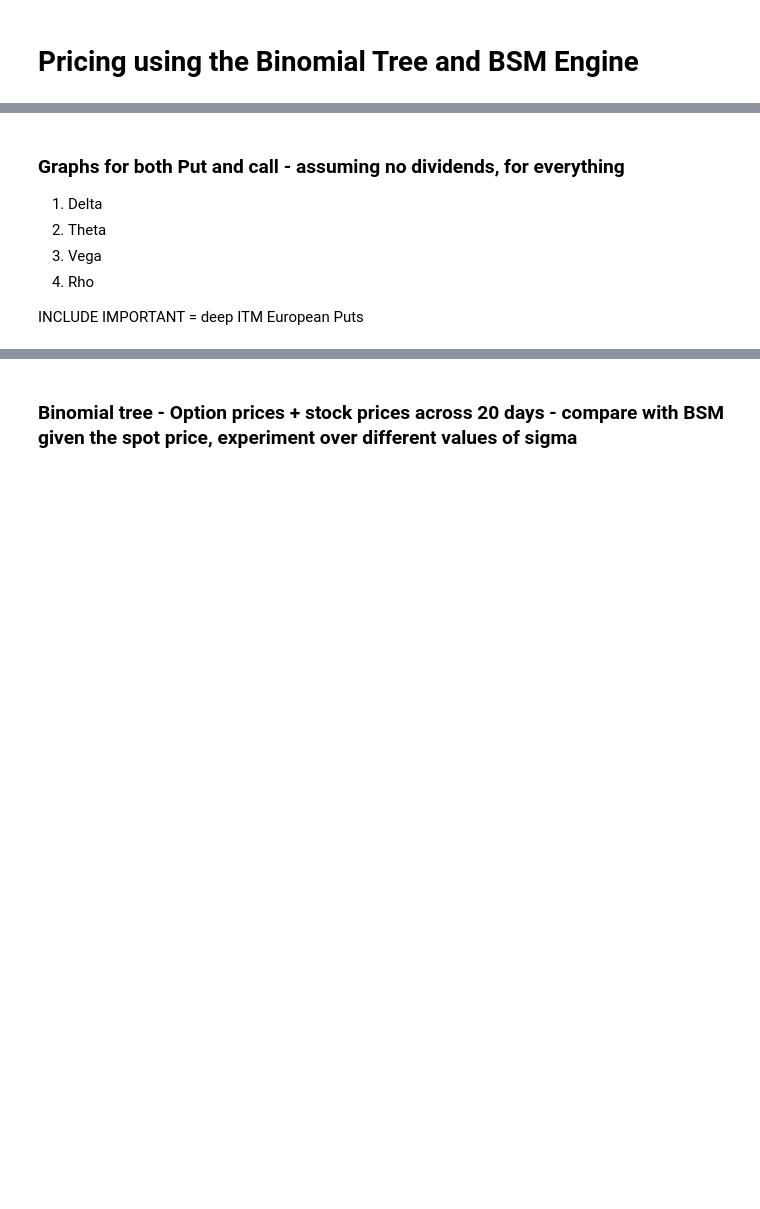
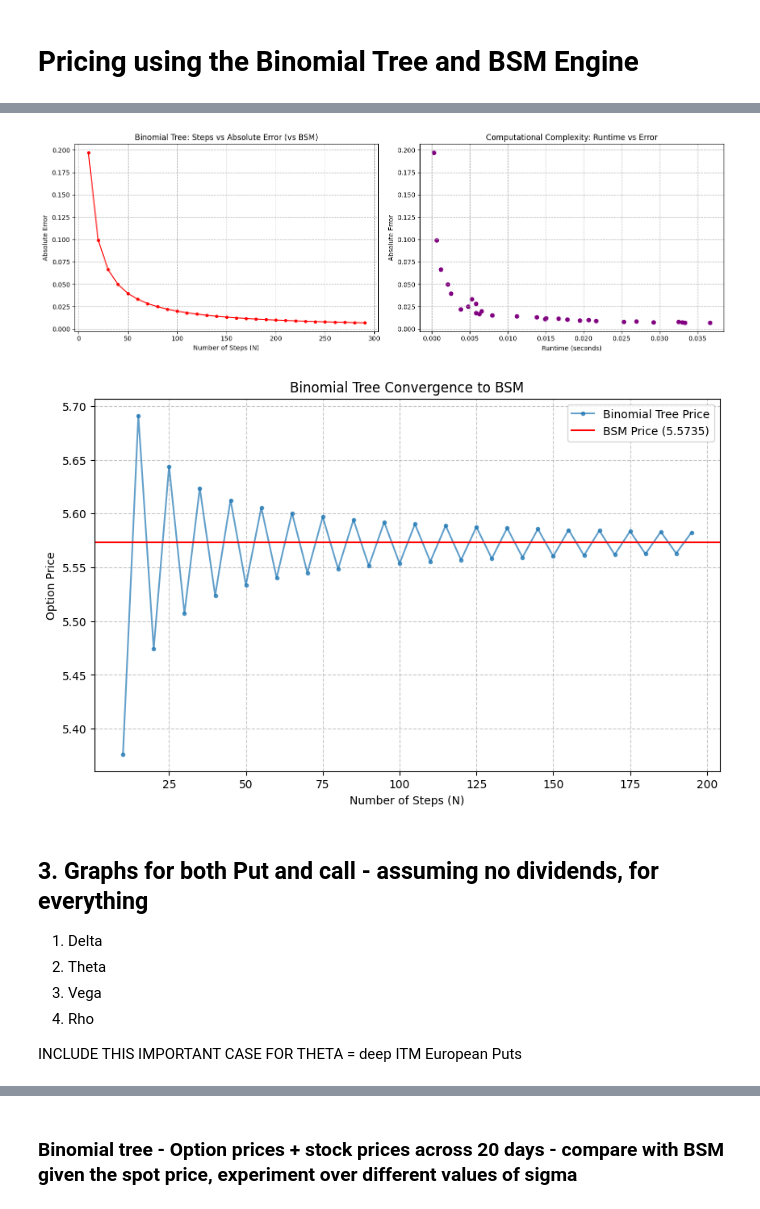
Before and after one commit to Sakii0912/Options_Pricing_Engine, a Jupyter notebook: notebooks/BSM_Binomial.ipynb, the cells around one changed output, grey strips where cells are left out. Cells and saved outputs as stored; diff of their text form; code cells hidden in the pictures; blank space fills up the shorter version.

```diff
--- a/notebooks/BSM_Binomial.ipynb
+++ b/notebooks/BSM_Binomial.ipynb
@@ -18,9 +53,19 @@ Same as above
+# %%
+# 2.1 & 2.2: Binomial Tree Steps vs Price Error AND Runtime vs Error
+plot_convergence_error_and_time(eur_put, market_no_div, step_range=range(10, 300, 10))
+
+# For American Puts, BSM isn't accurate, so we just plot price vs steps
+plot_binomial_convergence(eur_put, market_no_div, step_range=range(10, 200, 5)) # Proxy test
+# %% [output]
+[figure, added]
+[figure, added]
 # %% [markdown]
-### Graphs for both Put and call - assuming no dividends, for everything
+## 3. Graphs for both Put and call - assuming no dividends, for everything
 
 1. Delta
 2. Theta
 3. Vega
 4. Rho
 
-INCLUDE IMPORTANT = deep ITM European Puts
+
+INCLUDE THIS IMPORTANT CASE FOR THETA = deep ITM European Puts
```
Also changed, not shown: parts of 12 cells of this notebook, 3 other files.
